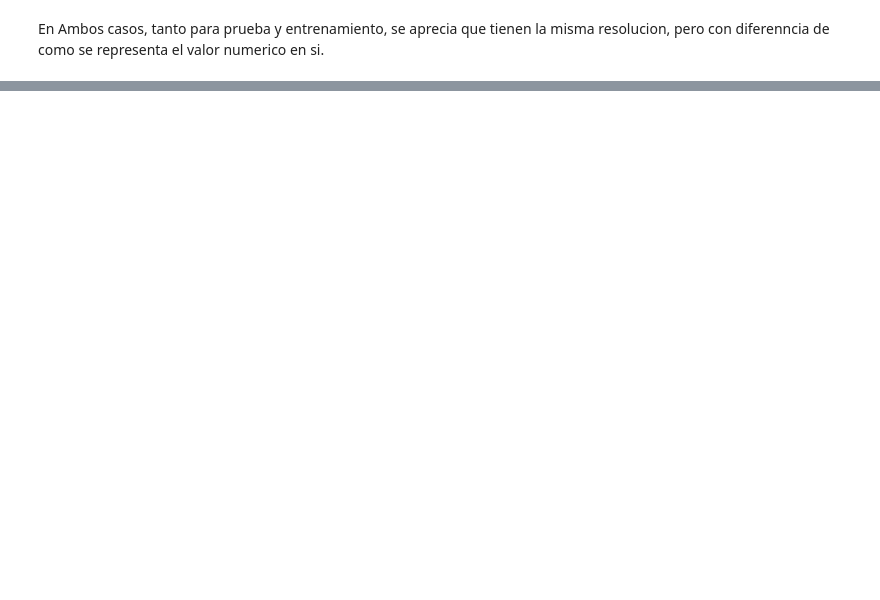
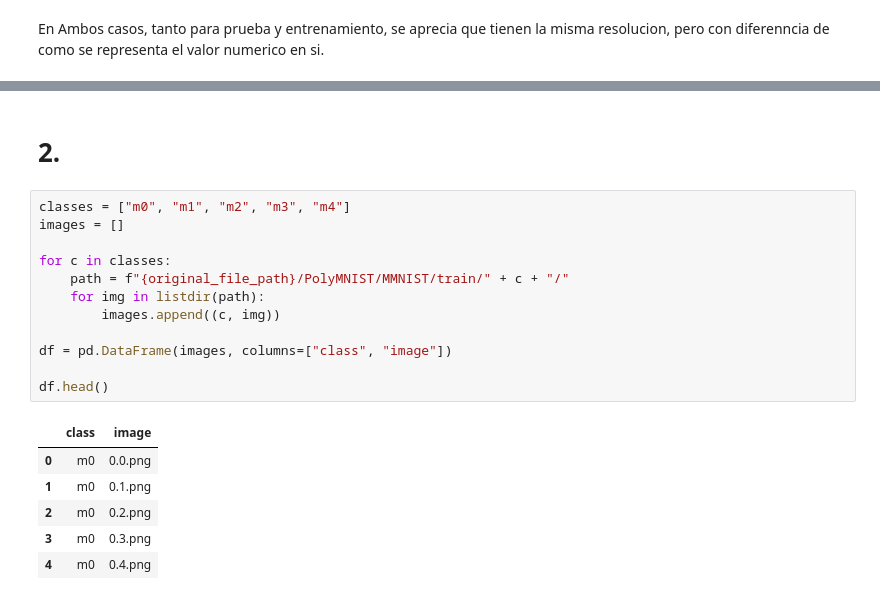
Before and after one commit to Gustixa/data_science, a Jupyter notebook: lab4/lab4.ipynb, the cells around one changed output, grey strips where cells are left out. Cells and saved outputs as stored; diff of their text form; blank space fills up the shorter version.

```diff
--- a/lab4/lab4.ipynb
+++ b/lab4/lab4.ipynb
@@ -176,0 +207,21 @@ print(f"Prueba: {fotos_test.shape}, {etiquetas_test.shape}")
+# %% [markdown]
+# 2.
+# %%
+classes = ["m0", "m1", "m2", "m3", "m4"]
+images = []
+
+for c in classes:
+    path = f"{original_file_path}/PolyMNIST/MMNIST/train/" + c + "/"
+    for img in listdir(path):
+        images.append((c, img))
+
+df = pd.DataFrame(images, columns=["class", "image"])
+
+df.head()
+# %% [output]
+|  | class | image |
+| 0 | m0 | 0.0.png |
+| 1 | m0 | 0.1.png |
+| 2 | m0 | 0.2.png |
+| 3 | m0 | 0.3.png |
+| 4 | m0 | 0.4.png |
```
Also changed, not shown: parts of 12 cells of this notebook, 1 other file.
